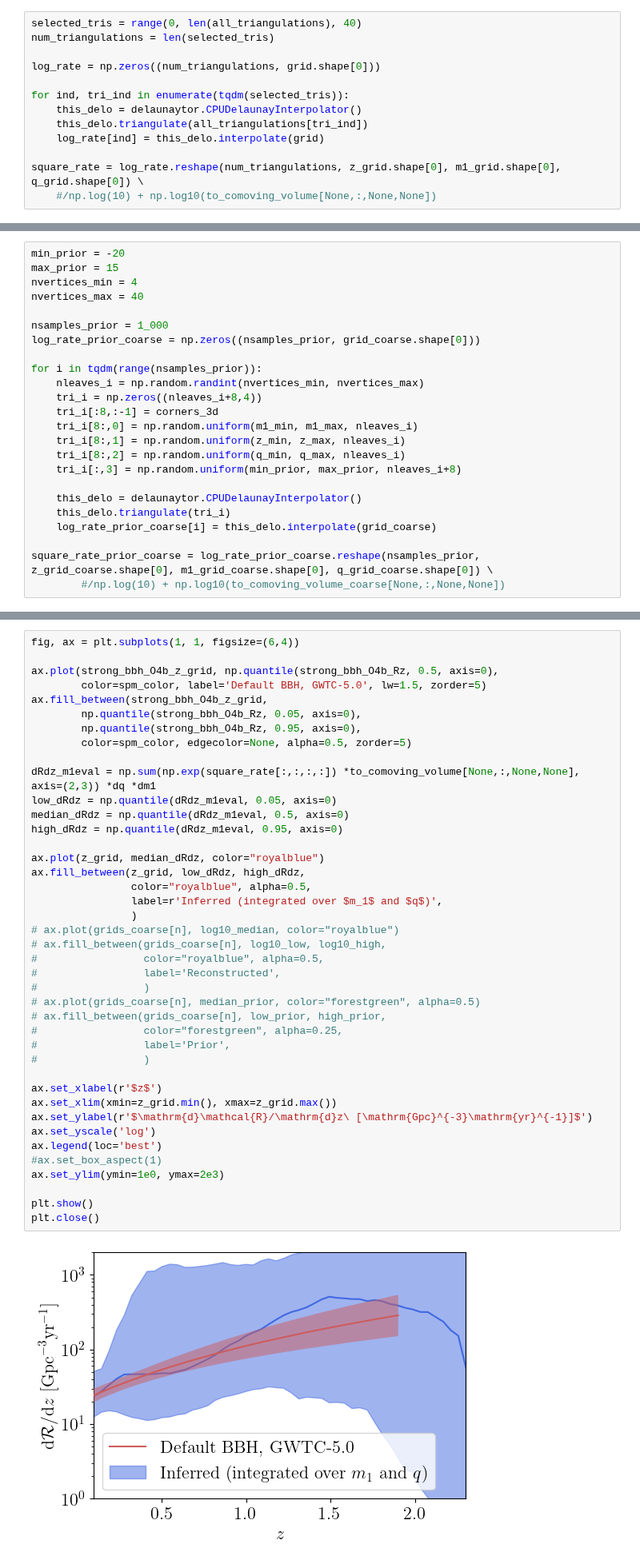
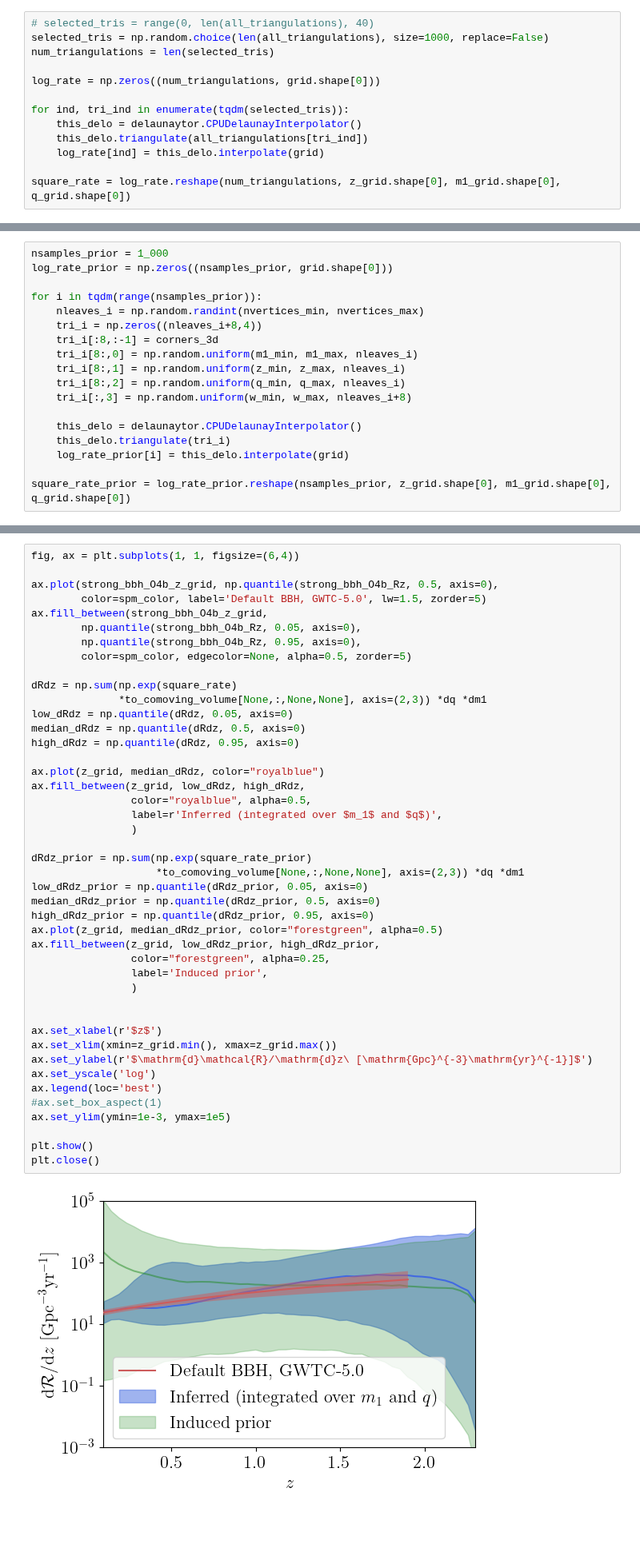
Before and after one commit to TristanBruel/Delaunay_for_GWs, a Jupyter notebook: gwtc3_z_m1_q/postprocess_run_z_m_q.ipynb, the cells around one changed output, grey strips where cells are left out. Shown at 80% size. Saved outputs shown, nothing was run; the diff lists cells and outputs as text; blank space fills up the shorter version.

```diff
--- a/gwtc3_z_m1_q/postprocess_run_z_m_q.ipynb
+++ b/gwtc3_z_m1_q/postprocess_run_z_m_q.ipynb
@@ -444,7 +392,8 @@ to_comoving_volume = (1 + z_grid) / (
         4 * np.pi * Tobs * Planck15.differential_comoving_volume(z_grid).to(u.Gpc**3 / u.sr).value
     )
 # %%
-selected_tris = range(0, len(all_triangulations), 40)
+# selected_tris = range(0, len(all_triangulations), 40)
+selected_tris = np.random.choice(len(all_triangulations), size=1000, replace=False)
 num_triangulations = len(selected_tris)
 
 log_rate = np.zeros((num_triangulations, grid.shape[0]))
@@ -454,8 +403,7 @@ for ind, tri_ind in enumerate(tqdm(selected_tris)):
     this_delo.triangulate(all_triangulations[tri_ind])
     log_rate[ind] = this_delo.interpolate(grid)
 
-square_rate = log_rate.reshape(num_triangulations, z_grid.shape[0], m1_grid.shape[0], q_grid.shape[0]) \
-    #/np.log(10) + np.log10(to_comoving_volume[None,:,None,None])
+square_rate = log_rate.reshape(num_triangulations, z_grid.shape[0], m1_grid.shape[0], q_grid.shape[0])
 # %%
 median = np.quantile(square_rate, 0.5, axis=0)
 low = np.quantile(square_rate, 0.05, axis=0)
@@ -497,13 +420,8 @@ num_injections = injections_file["ninjs"]
 # %% [markdown]
 ## Prior
 # %%
-min_prior = -20
-max_prior = 15
-nvertices_min = 4
-nvertices_max = 40
-
 nsamples_prior = 1_000
-log_rate_prior_coarse = np.zeros((nsamples_prior, grid_coarse.shape[0]))
+log_rate_prior = np.zeros((nsamples_prior, grid.shape[0]))
 
 for i in tqdm(range(nsamples_prior)):
     nleaves_i = np.random.randint(nvertices_min, nvertices_max)
@@ -512,12 +430,11 @@ for i in tqdm(range(nsamples_prior)):
     tri_i[8:,0] = np.random.uniform(m1_min, m1_max, nleaves_i)
     tri_i[8:,1] = np.random.uniform(z_min, z_max, nleaves_i)
     tri_i[8:,2] = np.random.uniform(q_min, q_max, nleaves_i)
-    tri_i[:,3] = np.random.uniform(min_prior, max_prior, nleaves_i+8)
+    tri_i[:,3] = np.random.uniform(w_min, w_max, nleaves_i+8)
 
     this_delo = delaunaytor.CPUDelaunayInterpolator()
     this_delo.triangulate(tri_i)
-    log_rate_prior_coarse[i] = this_delo.interpolate(grid_coarse)
+    log_rate_prior[i] = this_delo.interpolate(grid)
 
-square_rate_prior_coarse = log_rate_prior_coarse.reshape(nsamples_prior, z_grid_coarse.shape[0], m1_grid_coarse.shape[0], q_grid_coarse.shape[0]) \
-        #/np.log(10) + np.log10(to_comoving_volume_coarse[None,:,None,None])
+square_rate_prior = log_rate_prior.reshape(nsamples_prior, z_grid.shape[0], m1_grid.shape[0], q_grid.shape[0])
 # %%
@@ -589,46 +500,49 @@ plt.close()
 # %%
 fig, ax = plt.subplots(1, 1, figsize=(6,4))
 
 ax.plot(strong_bbh_O4b_z_grid, np.quantile(strong_bbh_O4b_Rz, 0.5, axis=0),
         color=spm_color, label='Default BBH, GWTC-5.0', lw=1.5, zorder=5)
 ax.fill_between(strong_bbh_O4b_z_grid,
         np.quantile(strong_bbh_O4b_Rz, 0.05, axis=0),
         np.quantile(strong_bbh_O4b_Rz, 0.95, axis=0),
         color=spm_color, edgecolor=None, alpha=0.5, zorder=5)
 
-dRdz_m1eval = np.sum(np.exp(square_rate[:,:,:,:]) *to_comoving_volume[None,:,None,None], axis=(2,3)) *dq *dm1
-low_dRdz = np.quantile(dRdz_m1eval, 0.05, axis=0)
-median_dRdz = np.quantile(dRdz_m1eval, 0.5, axis=0)
-high_dRdz = np.quantile(dRdz_m1eval, 0.95, axis=0)
+dRdz = np.sum(np.exp(square_rate)
+              *to_comoving_volume[None,:,None,None], axis=(2,3)) *dq *dm1
+low_dRdz = np.quantile(dRdz, 0.05, axis=0)
+median_dRdz = np.quantile(dRdz, 0.5, axis=0)
+high_dRdz = np.quantile(dRdz, 0.95, axis=0)
 
 ax.plot(z_grid, median_dRdz, color="royalblue")
 ax.fill_between(z_grid, low_dRdz, high_dRdz,
                 color="royalblue", alpha=0.5,
                 label=r'Inferred (integrated over $m_1$ and $q$)',
                 )
-# ax.plot(grids_coarse[n], log10_median, color="royalblue")
-# ax.fill_between(grids_coarse[n], log10_low, log10_high,
-#                 color="royalblue", alpha=0.5,
-#                 label='Reconstructed',
-#                 )
-# ax.plot(grids_coarse[n], median_prior, color="forestgreen", alpha=0.5)
-# ax.fill_between(grids_coarse[n], low_prior, high_prior,
-#                 color="forestgreen", alpha=0.25,
-#                 label='Prior',
-#                 )
+
+dRdz_prior = np.sum(np.exp(square_rate_prior)
+                    *to_comoving_volume[None,:,None,None], axis=(2,3)) *dq *dm1
+low_dRdz_prior = np.quantile(dRdz_prior, 0.05, axis=0)
+median_dRdz_prior = np.quantile(dRdz_prior, 0.5, axis=0)
+high_dRdz_prior = np.quantile(dRdz_prior, 0.95, axis=0)
+ax.plot(z_grid, median_dRdz_prior, color="forestgreen", alpha=0.5)
+ax.fill_between(z_grid, low_dRdz_prior, high_dRdz_prior,
+                color="forestgreen", alpha=0.25,
+                label='Induced prior',
+                )
+
 
 ax.set_xlabel(r'$z$')
 ax.set_xlim(xmin=z_grid.min(), xmax=z_grid.max())
 ax.set_ylabel(r'$\mathrm{d}\mathcal{R}/\mathrm{d}z\ [\mathrm{Gpc}^{-3}\mathrm{yr}^{-1}]$')
 ax.set_yscale('log')
 ax.legend(loc='best')
 #ax.set_box_aspect(1)
-ax.set_ylim(ymin=1e0, ymax=2e3)
+ax.set_ylim(ymin=1e-3, ymax=1e5)
 
 plt.show()
 plt.close()
 # %% [output]
-[figure, old version]
+[figure, new version]
 # %%
 fig, axes = plt.subplots(1, 2, figsize=(14,4))
 
```
Also changed, not shown: parts of 91 cells of this notebook, 1 other file.
